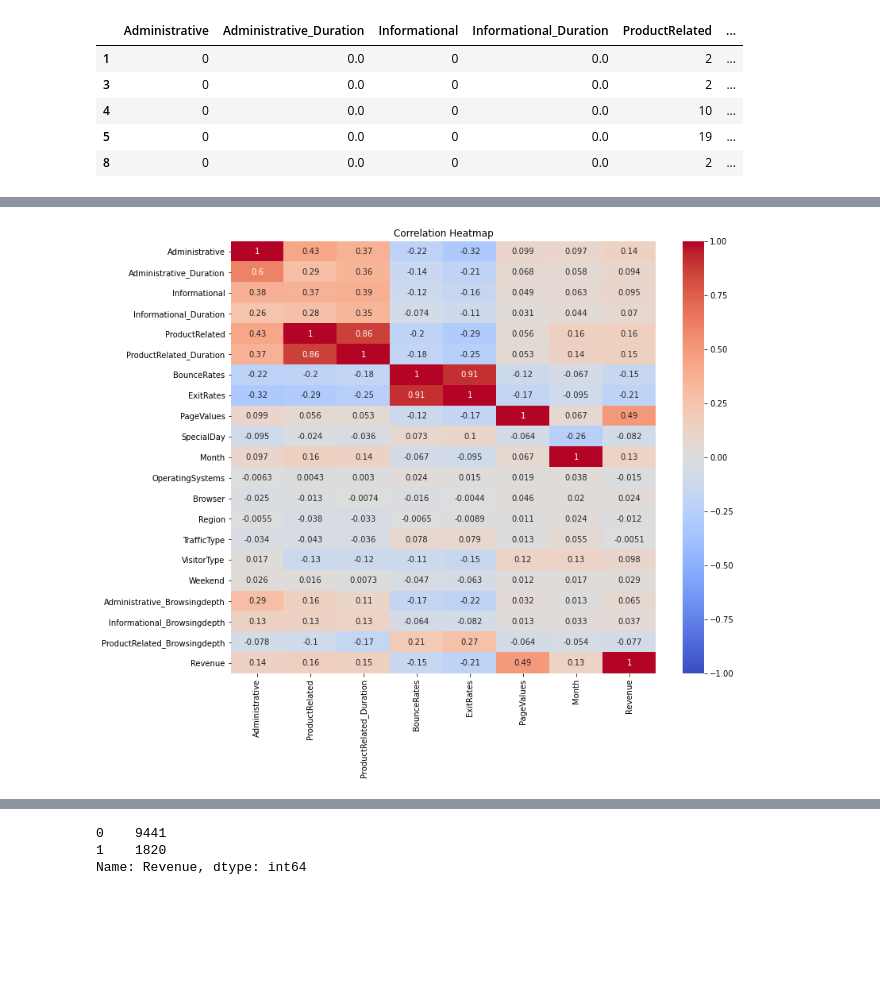
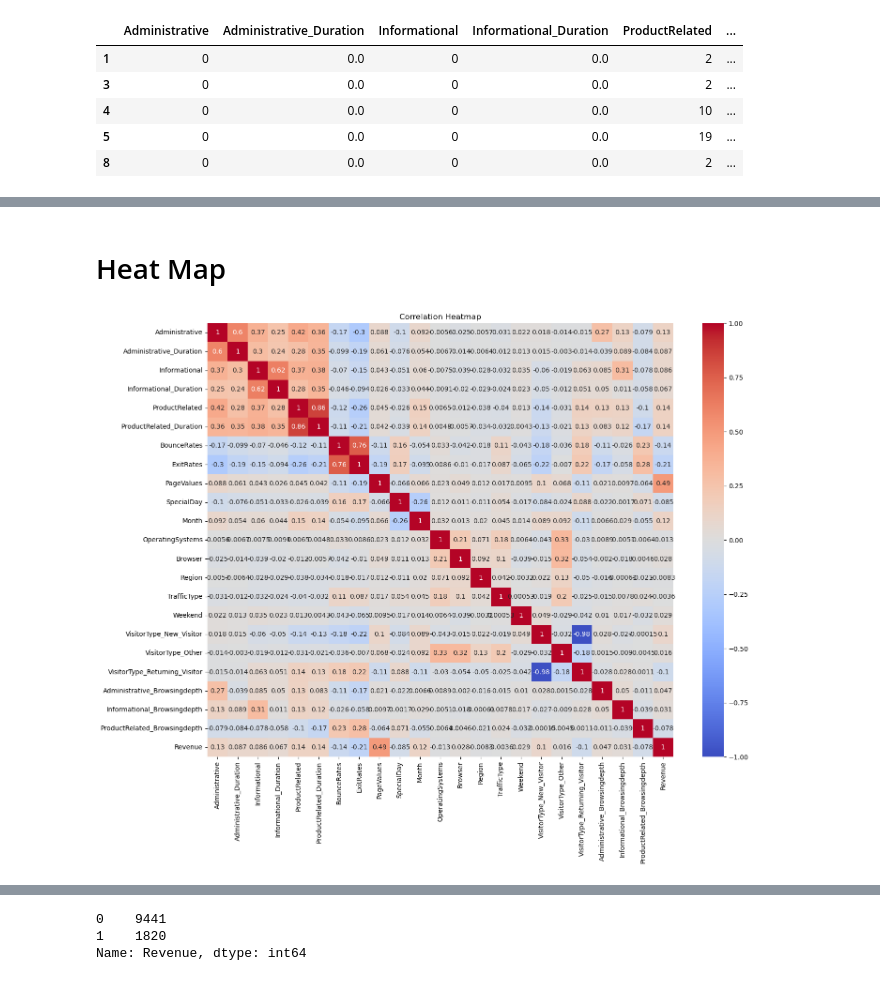
Before and after one commit to lokkkkkk111/onlinePurchasesPrediction, a Jupyter notebook: ESE527Project.ipynb, the cells around one changed output, grey strips where cells are left out. Drawn from its saved outputs; the diff is of its cells as text; code cells hidden in the pictures; blank space fills up the shorter version.

```diff
--- a/ESE527Project.ipynb
+++ b/ESE527Project.ipynb
@@ -176,4 +187,4 @@ abnormal_rows
 # %%
-df_num_cleaned = df_all_num.copy()
-df_num_cleaned = df_all_num.drop(abnormal_rows.index)
+df_encoded_cleaned = df_encoded.copy()
+df_encoded_cleaned = df_encoded.drop(abnormal_rows.index)
 # %%
@@ -187,0 +239,22 @@ df_num_cleaned.head()
+# %%
+import matplotlib.pyplot as plt
+import seaborn as sns
+
+# 计算每月的Revenue为1的比例
+revenue_proportion = df_encoded_cleaned.groupby('Month')['Revenue'].mean()
+
+# 生成条形图
+plt.figure(figsize=(10,6))
+ax = sns.barplot(x=revenue_proportion.index, y=revenue_proportion.values, color='skyblue')
+# 在每个条形上方标注具体的值
+for i, v in enumerate(revenue_proportion.values):
+    ax.annotate(format(v*100, '.2f'),
+                (i, v + 0.01),
+                ha='center', va='center',
+                fontsize=10, color='black')
+plt.title('Proportion of Revenue=1 by Month')
+plt.ylabel('Proportion of Revenue=1')
+plt.xlabel('Month')
+plt.xticks(rotation=45)  # 如果月份名称很长，可以旋转x轴标签
+plt.tight_layout()
+plt.show()
@@ -188,6 +265,6 @@ df_num_cleaned.head()
 # %%
 # create new columns
-df_enriched = df_num_cleaned.copy()
+df_enriched = df_encoded_cleaned.copy()
 
 page = ['Administrative','Informational','ProductRelated']
 for i in range(3):
@@ -247,21 +325,15 @@ plt.show()
+# %% [markdown]
+# Heat Map
 # %%
-def heat_map(df, correlation_threshold = 0.1):
+def heat_map(df):
     corr_matrix = df.corr()
-    plt.figure(figsize=(12, 10))
-    columns_to_drop = corr_matrix.columns[corr_matrix['Revenue'].abs() < correlation_threshold]
-    corr_matrix = corr_matrix.drop(columns=columns_to_drop)
+    plt.figure(figsize=(16, 12))
     sns.heatmap(corr_matrix, annot=True, cmap='coolwarm', vmin=-1, vmax=1)
     plt.title("Correlation Heatmap")
     plt.show()
-def log_transform(x):
-    if pd.api.types.is_numeric_dtype(x):
-        return np.log(x)
-    return x
-# log transformation
-df_log_transformed = df_enriched.applymap(log_transform)
-heat_map(df_all_num, 0.1)
+heat_map(df_enriched)
 # %% [output]
-[figure, old version]
+[figure, new version]
 # %%
 plt.figure(figsize=(24,8))
 correlations = df_enriched.drop(columns="Revenue").corrwith(df_enriched['Revenue']).sort_values(ascending=False)
```
Also changed, not shown: parts of 31 cells of this notebook.
